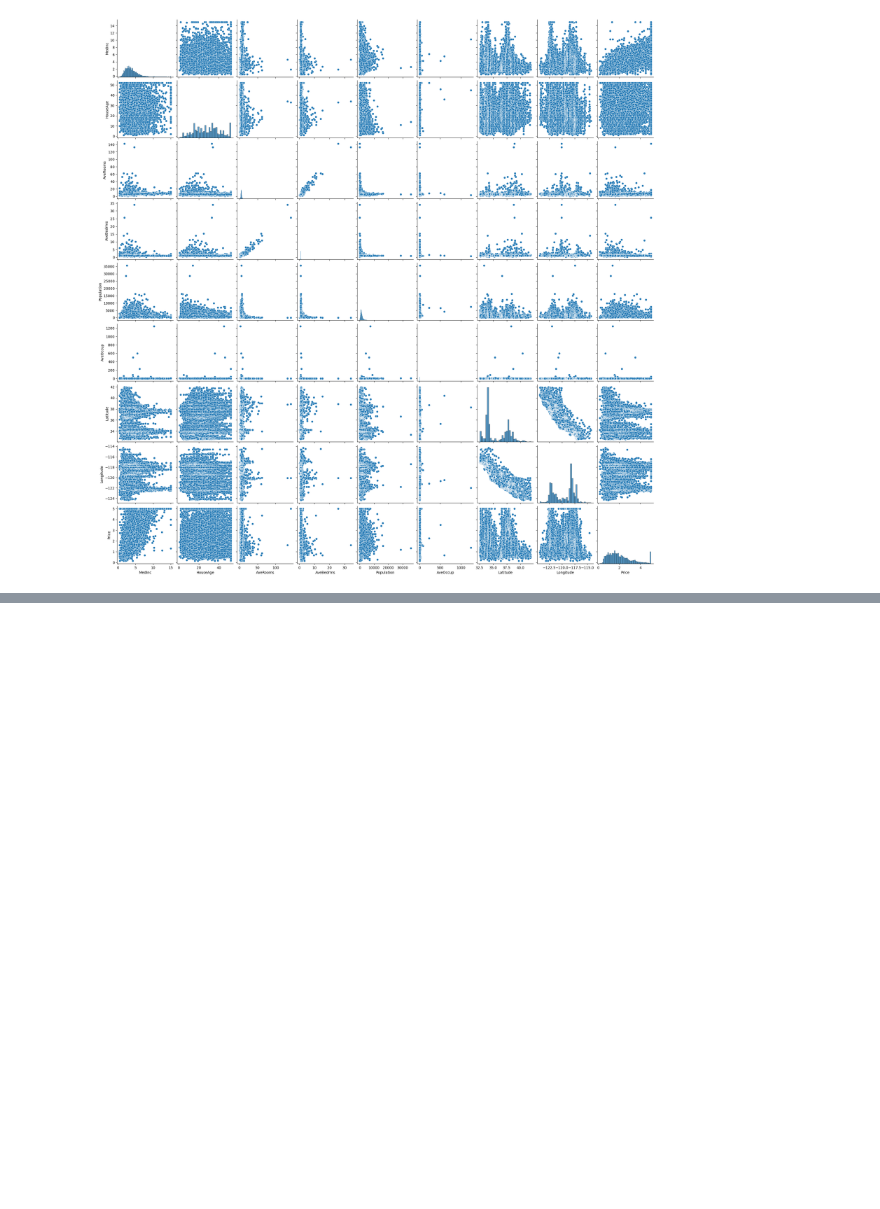
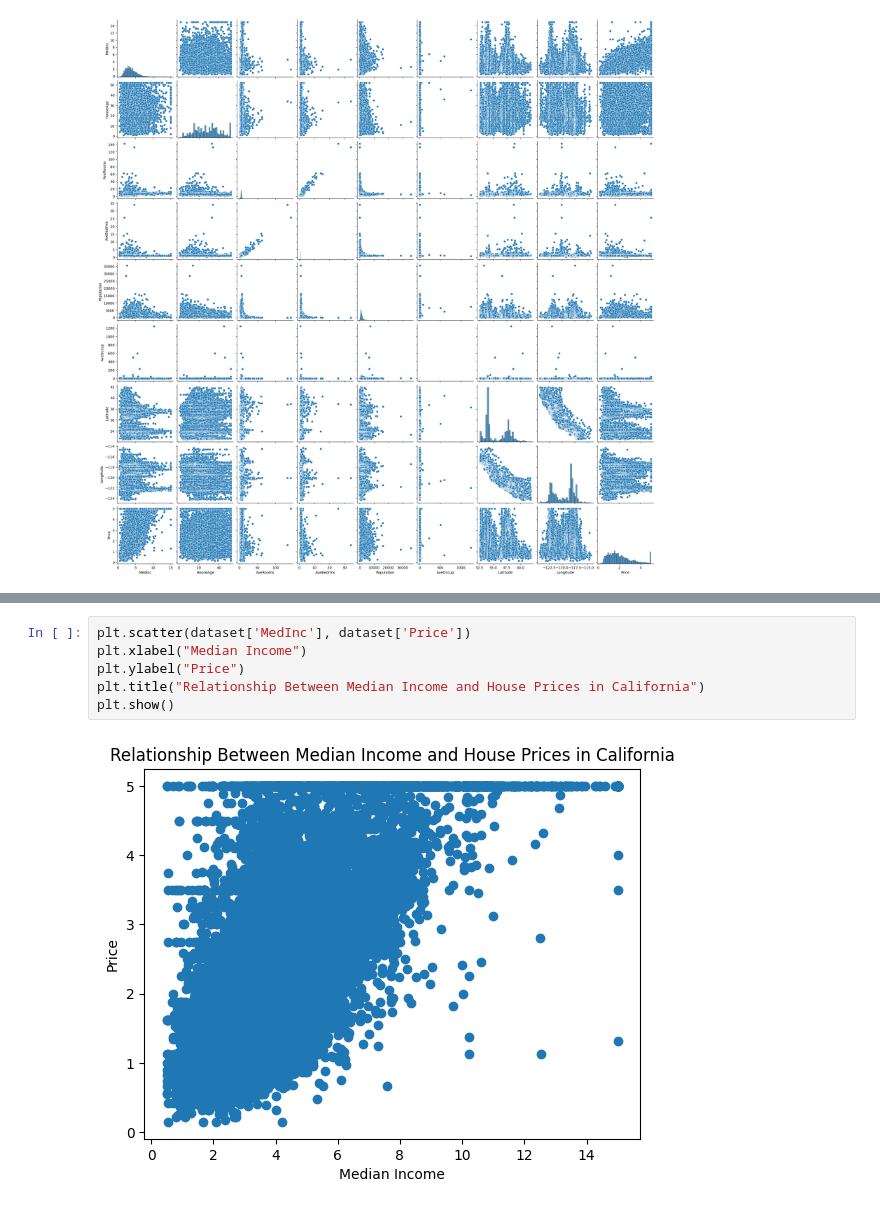
Before and after one commit to samwanyua/House-Pricing-Model-Machine-Learning-Project, a Jupyter notebook: Linear_regression.ipynb, the cells around one changed output, grey strips where cells are left out. Saved outputs shown, nothing was run; the diff lists cells and outputs as text; blank space fills up the shorter version.

Commit message:
Data visualization

```diff
--- a/Linear_regression.ipynb
+++ b/Linear_regression.ipynb
@@ -173,0 +189,8 @@ sns.pairplot(dataset) # pairplots are useful for exploring relationships between
+# %%
+plt.scatter(dataset['MedInc'], dataset['Price'])
+plt.xlabel("Median Income")
+plt.ylabel("Price")
+plt.title("Relationship Between Median Income and House Prices in California")
+plt.show()
+# %% [output]
+[figure, added]
```
Also changed, not shown: parts of 2 cells of this notebook.
